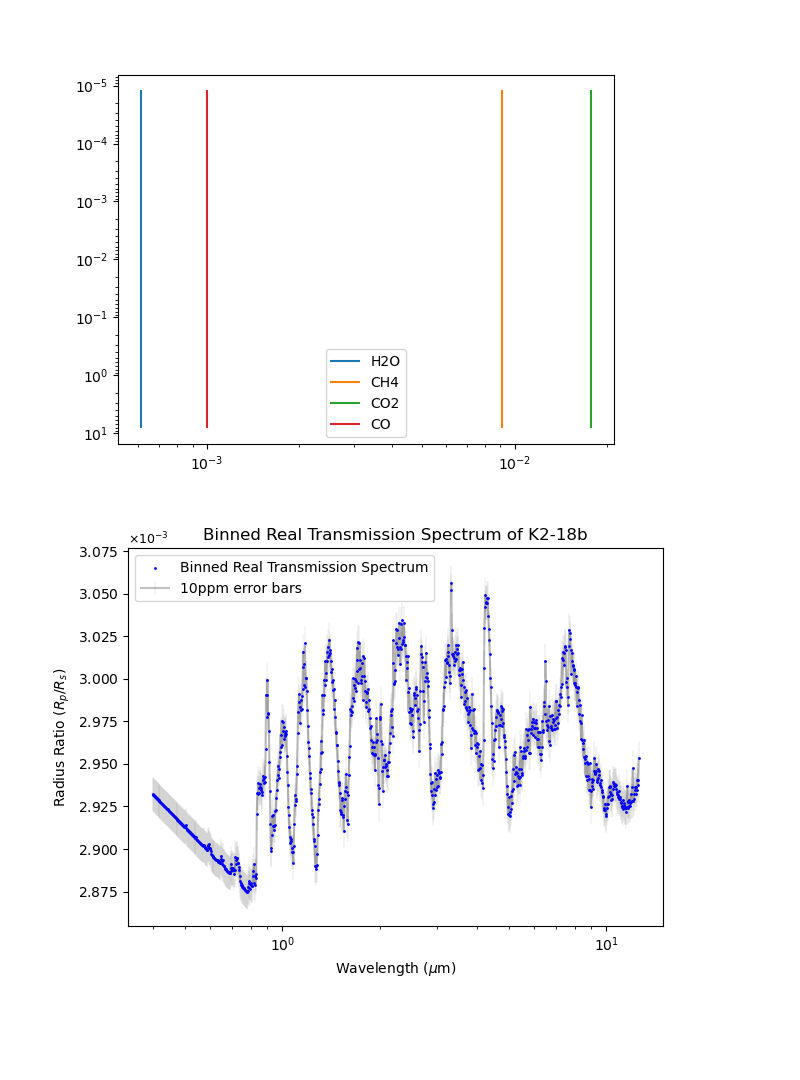
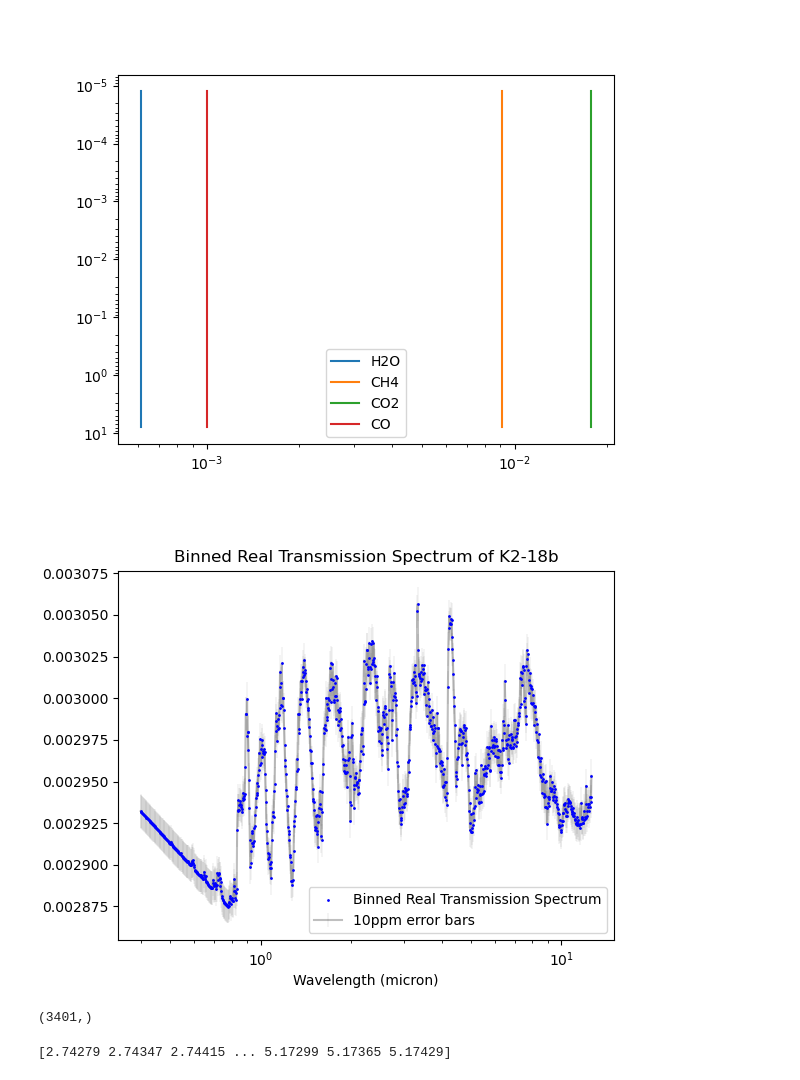
Before and after one commit to CapHarlock27/PACMAN, a Jupyter notebook: file_dump/Assignment3notebooks/TaskB.ipynb, the cells around one changed output. Saved outputs shown, nothing was run; the diff lists cells and outputs as text; code cells hidden in the pictures; blank space fills up the shorter version.

```diff
--- a/file_dump/Assignment3notebooks/TaskB.ipynb
+++ b/file_dump/Assignment3notebooks/TaskB.ipynb
@@ -98,33 +99,26 @@ plt.show()
 # %%
 #Plot the binned transmission spectrum
 native_grid, rprs, tau, _ = res
 binned_fig = plt.figure()
 
 
 #Make a logarithmic grid
 wngrid = np.sort(10000/np.logspace(-0.4,1.1,1000))
 bn = SimpleBinner(wngrid=wngrid)
 
 bin_wn, bin_rprs,_,_  = bn.bin_model(tm.model(wngrid=wngrid))
 errorbars = np.full_like(bin_rprs, 0.00001)
 
 plt.scatter(10000/bin_wn, bin_rprs, label='Binned Real Transmission Spectrum', c='b', s=1, zorder=1)
 plt.errorbar(10000/bin_wn,bin_rprs, yerr=errorbars, label='10ppm error bars', c='k', markersize=2, alpha=0.25, elinewidth=0.25, zorder=-1)
 plt.xscale('log')
 plt.title('Binned Real Transmission Spectrum of K2-18b')
-plt.xlabel(r'Wavelength ($\mu$m)')
-plt.ylabel(r'Radius Ratio $(R_p/R_s)$')
+plt.xlabel('Wavelength (micron)')
+plt.ylabel('Radius Ratio (Rp/Rs)')
 plt.legend()
-ax = plt.gca()
-formatter = mticker.ScalarFormatter(useMathText=True)
-formatter.set_scientific(True)
-formatter.set_powerlimits((-3, -3))
-ax.yaxis.get_offset_text().set_fontsize(9)
-ax.yaxis.set_major_formatter(formatter)
-plt.tight_layout()
 plt.show()
 # %% [output]
-[figure, old version]
+[figure, new version]
 # %%
 #Saving the output spectrum to a file
 Data = np.zeros((len(bin_wn),3))
@@ -159,0 +171,9 @@ with open('/workspaces/ML_workspace/Taurex/K2-18b_assignment3_taskB_parameters.t
+# %%
+np.shape(central_wavelength[:,0])
+# %% [output]
+(3401,)
+# %%
+data=np.genfromtxt('K2-18b_assignment3_taskB_spectrum.dat', skip_header=1)
+print(data[:,0])
+# %% [output]
+[2.74279 2.74347 2.74415 ... 5.17299 5.17365 5.17429]
```
Also changed, not shown: parts of 9 cells of this notebook, 3 other files.
